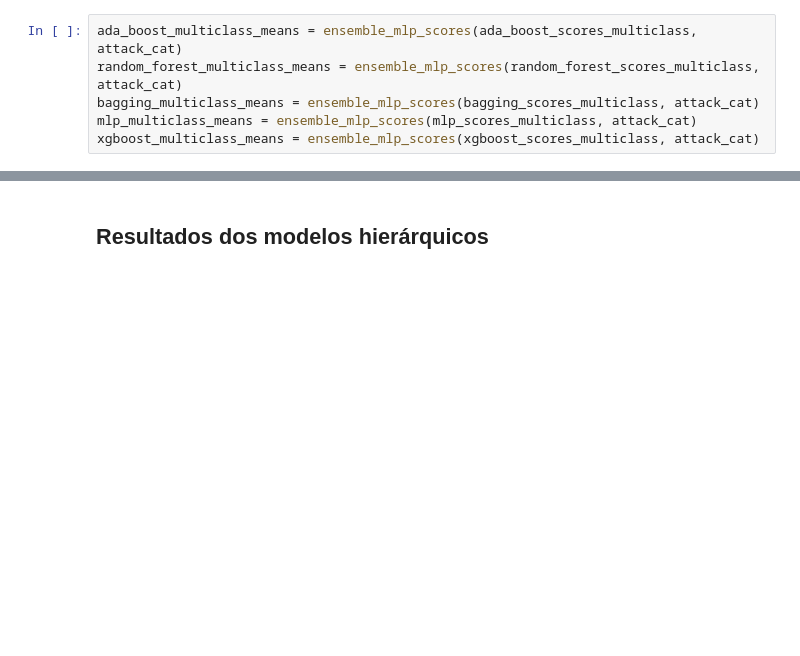
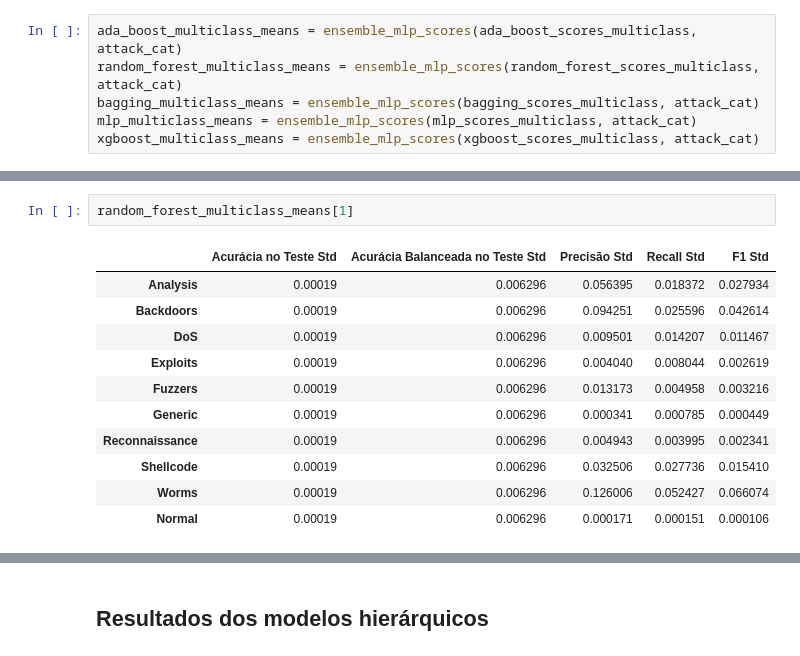
Before and after one commit to Robertt-S/ML_on_anomaly_detection, a Jupyter notebook: src/4_results_exploration.ipynb, the cells around one changed output, grey strips where cells are left out. Cells and saved outputs as stored; diff of their text form; blank space fills up the shorter version.

```diff
--- a/src/4_results_exploration.ipynb
+++ b/src/4_results_exploration.ipynb
@@ -287,4 +365,18 @@ random_forest_multiclass_means
 | Shellcode | 0.983547 | 0.584948 | 0.844426 | 0.901570 | 0.871401 |
 | Worms | 0.983547 | 0.584948 | 0.644286 | 0.219683 | 0.323480 |
 | Normal | 0.983547 | 0.584948 | 0.997471 | 0.998512 | 0.997991 |
+# %%
+random_forest_multiclass_means[1]
+# %% [output]
+|  | Acurácia no Teste Std | Acurácia Balanceada no Teste Std | Precisão Std | Recall Std | F1 Std |
+| Analysis | 0.00019 | 0.006296 | 0.056395 | 0.018372 | 0.027934 |
+| Backdoors | 0.00019 | 0.006296 | 0.094251 | 0.025596 | 0.042614 |
+| DoS | 0.00019 | 0.006296 | 0.009501 | 0.014207 | 0.011467 |
+| Exploits | 0.00019 | 0.006296 | 0.004040 | 0.008044 | 0.002619 |
+| Fuzzers | 0.00019 | 0.006296 | 0.013173 | 0.004958 | 0.003216 |
+| Generic | 0.00019 | 0.006296 | 0.000341 | 0.000785 | 0.000449 |
+| Reconnaissance | 0.00019 | 0.006296 | 0.004943 | 0.003995 | 0.002341 |
+| Shellcode | 0.00019 | 0.006296 | 0.032506 | 0.027736 | 0.015410 |
+| Worms | 0.00019 | 0.006296 | 0.126006 | 0.052427 | 0.066074 |
+| Normal | 0.00019 | 0.006296 | 0.000171 | 0.000151 | 0.000106 |
 # %%
```
Also changed, not shown: parts of 50 cells of this notebook, 1 other file.
